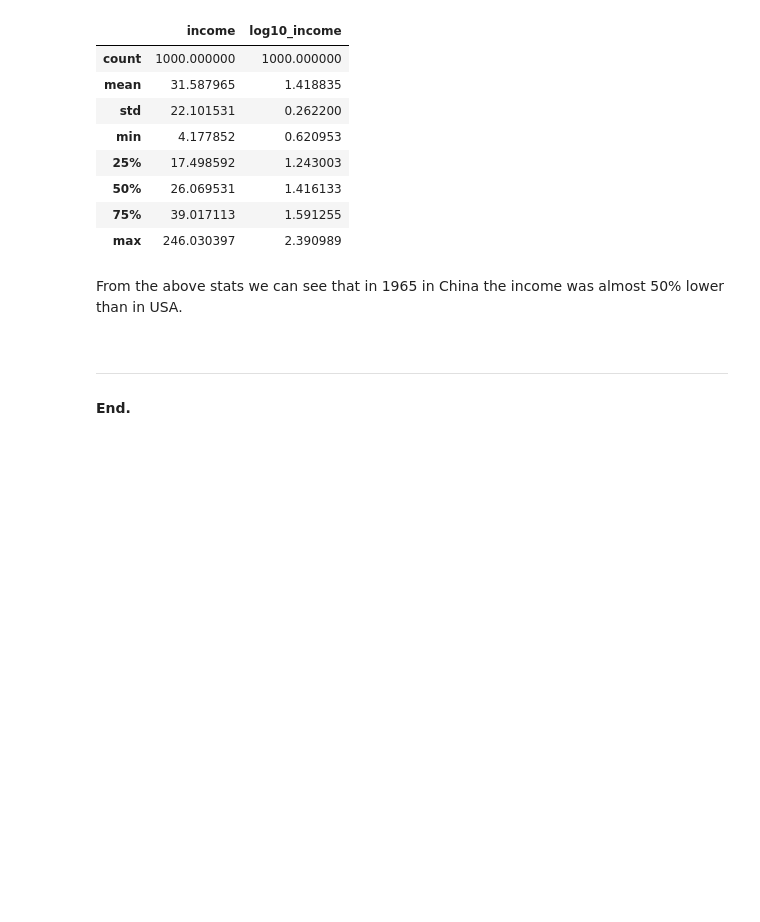
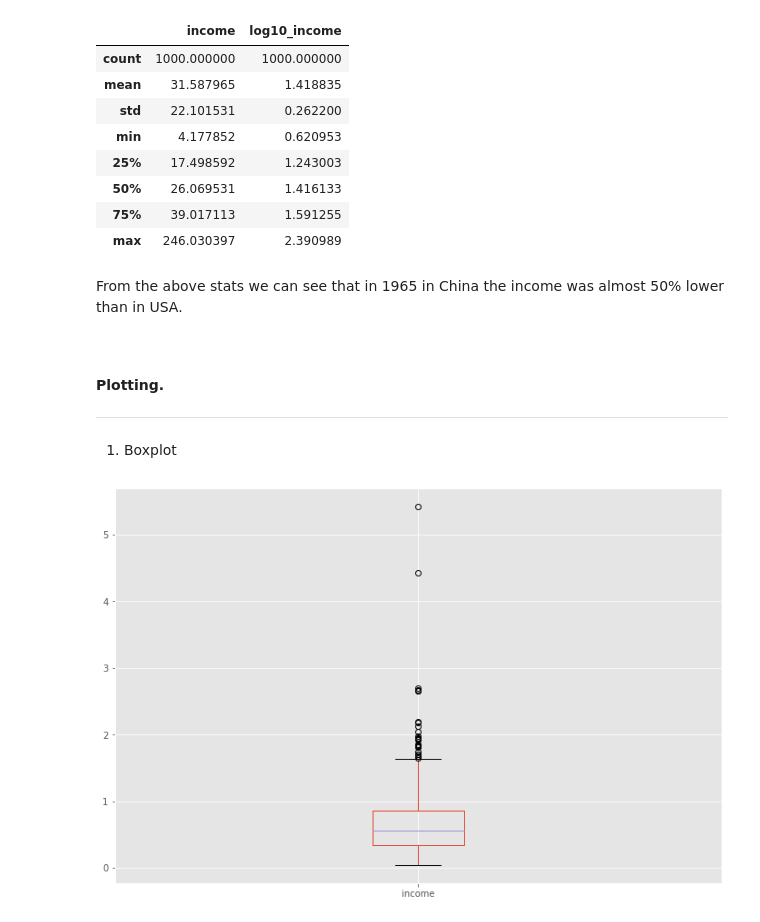
Before and after one commit to olgarozhdestvina/Data-Science-and-Machine-Learning, a Jupyter notebook: Data visualization/Income.ipynb, the cells around one changed output. Saved outputs shown, nothing was run; the diff lists cells and outputs as text; code cells hidden in the pictures; blank space fills up the shorter version.

Commit message:
Added visualization: boxplots, histograms and density plot for income data. Aldo added scaled histograms to show relative size of population.

```diff
--- a/Data visualization/Income.ipynb
+++ b/Data visualization/Income.ipynb
@@ -138,5 +138,11 @@ From the above stats we can see that in 1965 in China the income was almost 50%
 
 <br>
 
+#### Plotting.
 ___
-#### End.
+
+1. Boxplot
+# %%
+china1965.income.plot(kind='box');
+# %% [output]
+[figure, added]
```
Also changed, not shown: parts of 20 cells of this notebook.
